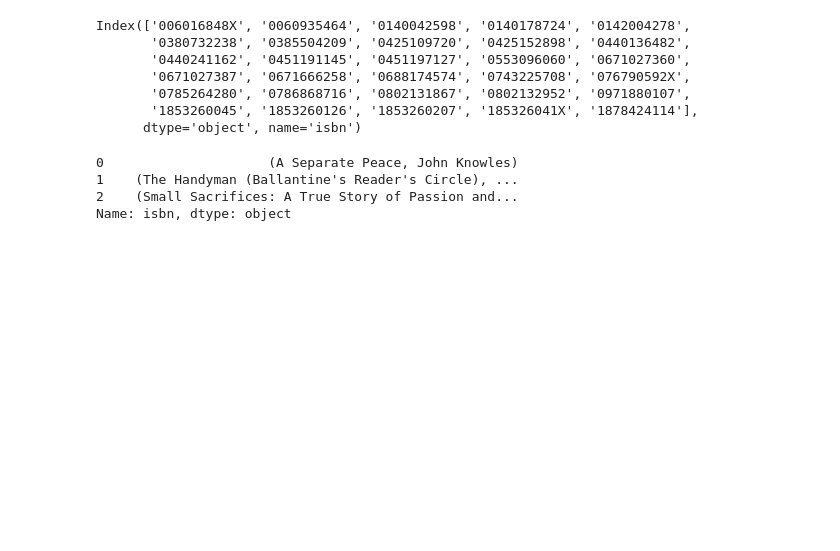
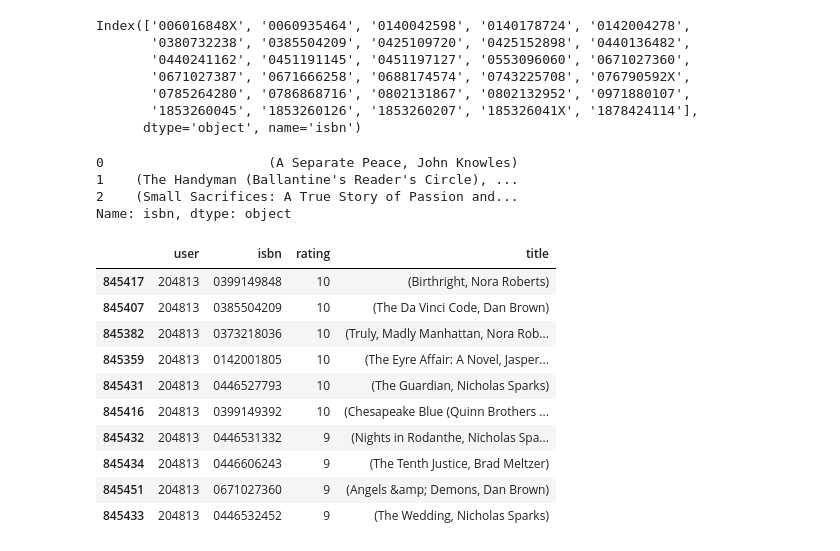
Before and after one commit to Kagin007/Product-Recommendations, a Jupyter notebook: nearestNeighborsModel.ipynb, the cells around one changed output. Drawn from its saved outputs; the diff is of its cells as text; code cells hidden in the pictures; blank space fills up the shorter version.

```diff
--- a/nearestNeighborsModel.ipynb
+++ b/nearestNeighborsModel.ipynb
@@ -258,3 +258,19 @@ def topN(user, N=3):
   topNISBNs = avgRating.sort_values(ascending=False).index[:N]
   #5. Return title and author with bookMeta function
   return pd.Series(topNISBNs).apply(bookMeta)
+# %%
+#Testing recommendations:
+
+faveBooks(204813, 10)
+# %% [output]
+|  | user | isbn | rating | title |
+| 845417 | 204813 | 0399149848 | 10 | (Birthright, Nora Roberts) |
+| 845407 | 204813 | 0385504209 | 10 | (The Da Vinci Code, Dan Brown) |
+| 845382 | 204813 | 0373218036 | 10 | (Truly, Madly Manhattan, Nora Rob... |
+| 845359 | 204813 | 0142001805 | 10 | (The Eyre Affair: A Novel, Jasper... |
+| 845431 | 204813 | 0446527793 | 10 | (The Guardian, Nicholas Sparks) |
+| 845416 | 204813 | 0399149392 | 10 | (Chesapeake Blue (Quinn Brothers ... |
+| 845432 | 204813 | 0446531332 | 9 | (Nights in Rodanthe, Nicholas Spa... |
+| 845434 | 204813 | 0446606243 | 9 | (The Tenth Justice, Brad Meltzer) |
+| 845451 | 204813 | 0671027360 | 9 | (Angels &amp; Demons, Dan Brown) |
+| 845433 | 204813 | 0446532452 | 9 | (The Wedding, Nicholas Sparks) |
```
Also changed, not shown: parts of 1 cell of this notebook, 2 other files.
